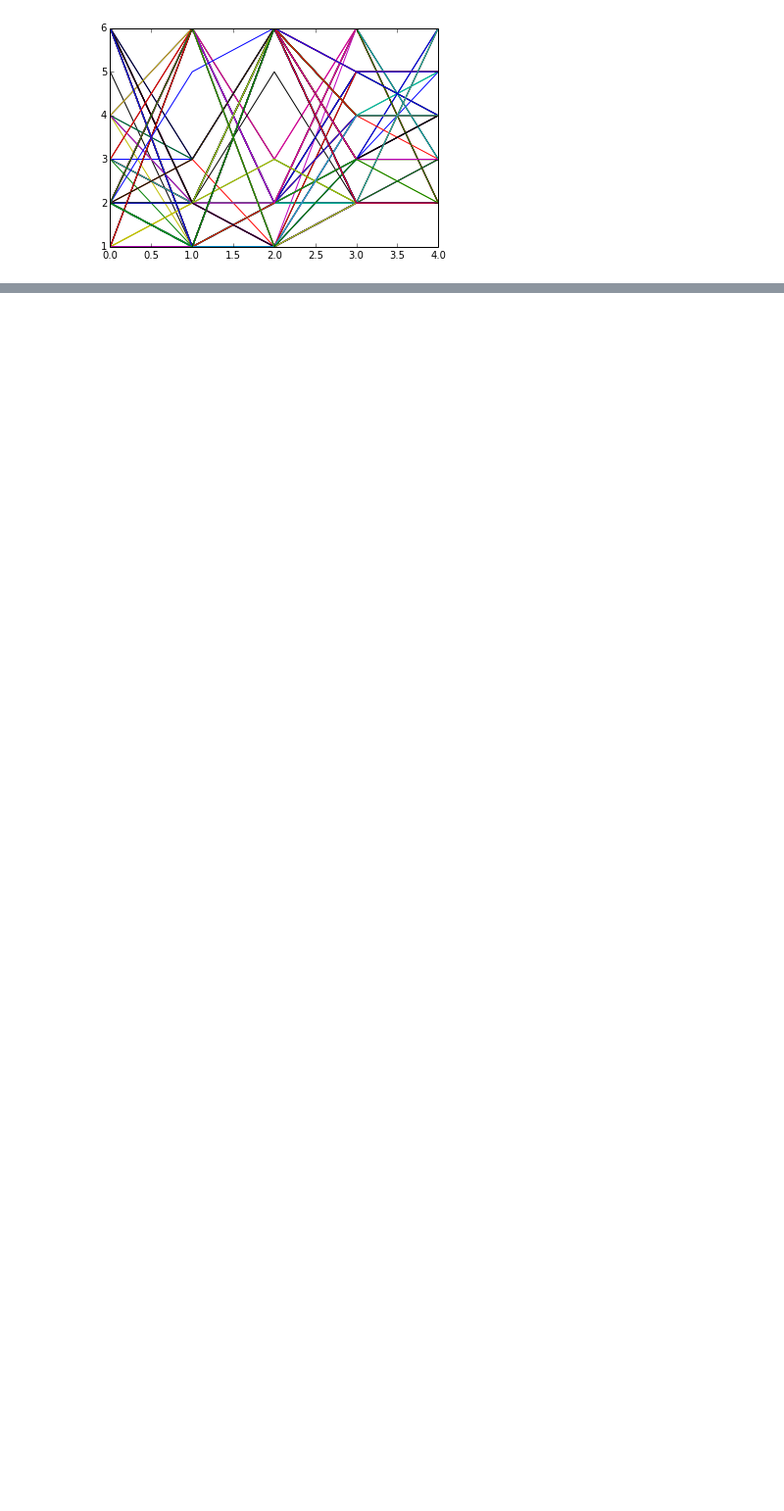
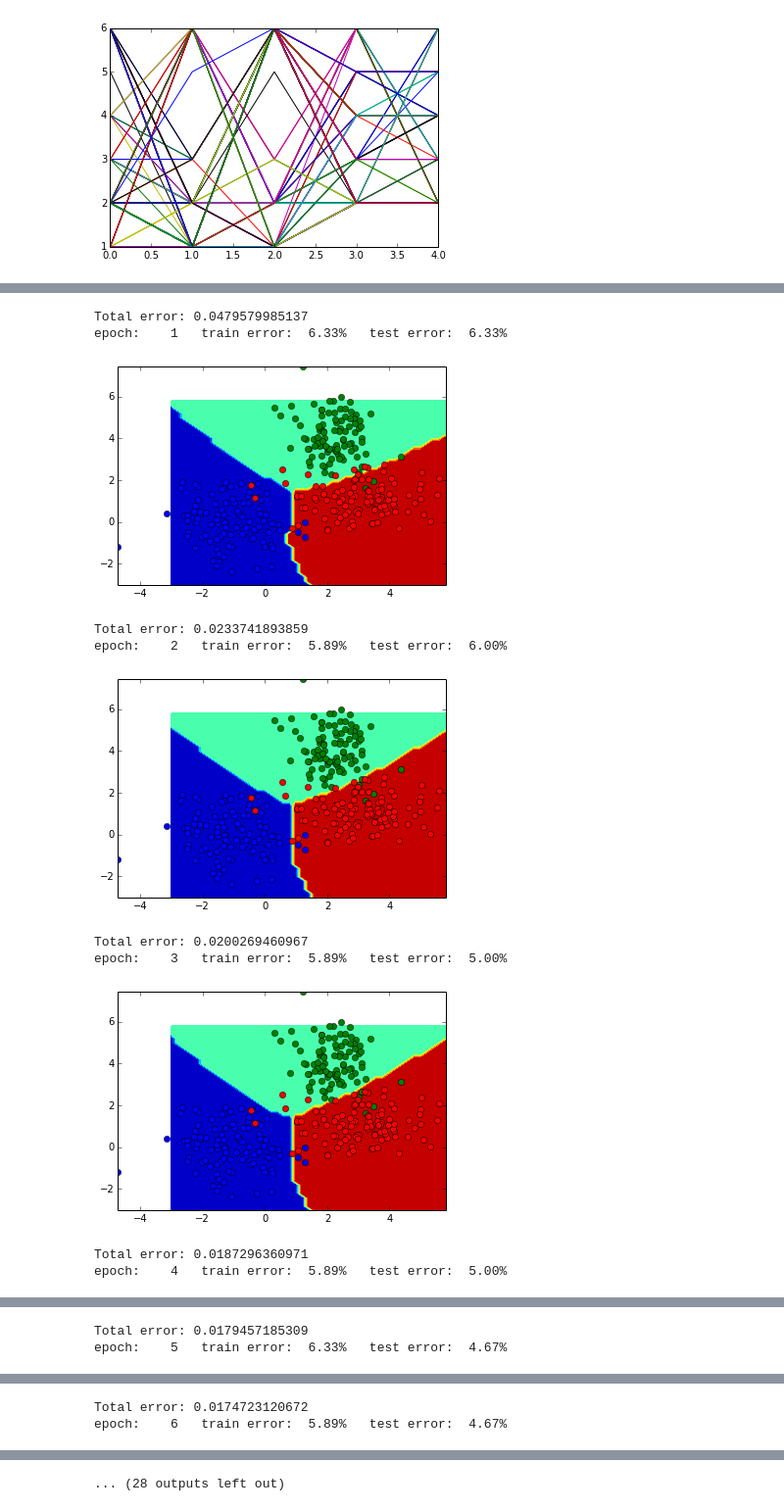
Before and after one commit to kastnerkyle/School, a Jupyter notebook: analytics/neuralnets_talk/pybrain.ipynb, the cells around one changed output, grey strips where cells are left out. Shown at 98% size. Saved outputs shown, nothing was run; the diff lists cells and outputs as text; code cells hidden in the pictures; blank space fills up the shorter version.

```diff
--- a/analytics/neuralnets_talk/pybrain.ipynb
+++ b/analytics/neuralnets_talk/pybrain.ipynb
@@ -83,0 +111,52 @@ _ = plot(data.T)
+# %%
+ticks = arange(-3.,6.,0.2)
+X, Y = meshgrid(ticks, ticks)
+# need column vectors in dataset, not arrays
+griddata = ClassificationDataSet(2,1, nb_classes=3)
+for i in xrange(X.size):
+    griddata.addSample([X.ravel()[i],Y.ravel()[i]], [0])
+griddata._convertToOneOfMany()  # this is still needed to make the fnn feel comfy
+
+fnn = buildNetwork( trndata.indim, 5, trndata.outdim, outclass=SoftmaxLayer )
+trainer = BackpropTrainer( fnn, dataset=trndata, momentum=0.1, verbose=True, weightdecay=0.01)
+# %%
+for i in range(20):
+    trainer.trainEpochs( 1 )
+    trnresult = percentError( trainer.testOnClassData(),
+                              trndata['class'] )
+    tstresult = percentError( trainer.testOnClassData(
+           dataset=tstdata ), tstdata['class'] )
+
+    print "epoch: %4d" % trainer.totalepochs, \
+          "  train error: %5.2f%%" % trnresult, \
+          "  test error: %5.2f%%" % tstresult
+
+    out = fnn.activateOnDataset(griddata)
+    out = out.argmax(axis=1)  # the highest output activation gives the class
+    out = out.reshape(X.shape)
+
+    figure(1)
+    ioff()  # interactive graphics off
+    clf()   # clear the plot
+    hold(True) # overplot on
+    for c in [0,1,2]:
+        here, _ = where(tstdata['class']==c)
+        plot(tstdata['input'][here,0],tstdata['input'][here,1],'o')
+    if out.max()!=out.min():  # safety check against flat field
+        contourf(X, Y, out)   # plot the contour
+    ion()   # interactive graphics on
+    draw()  # update the plot
+    ioff()
+    show()
+# %% [output]
+Total error: 0.0479579985137
+epoch:    1   train error:  6.33%   test error:  6.33%
+[figure, added]
+Total error: 0.0233741893859
+epoch:    2   train error:  5.89%   test error:  6.00%
+[figure, added]
+Total error: 0.0200269460967
+epoch:    3   train error:  5.89%   test error:  5.00%
+[figure, added]
+Total error: 0.0187296360971
+epoch:    4   train error:  5.89%   test error:  5.00%
@@ -83,0 +164,2 @@ _ = plot(data.T)
+Total error: 0.0179457185309
+epoch:    5   train error:  6.33%   test error:  4.67%
@@ -83,0 +167,2 @@ _ = plot(data.T)
+Total error: 0.0174723120672
+epoch:    6   train error:  5.89%   test error:  4.67%
@@ -83,0 +170 @@ _ = plot(data.T)
+... (28 outputs left out)
```
Also changed, not shown: parts of 4 cells of this notebook, 5 other files.
